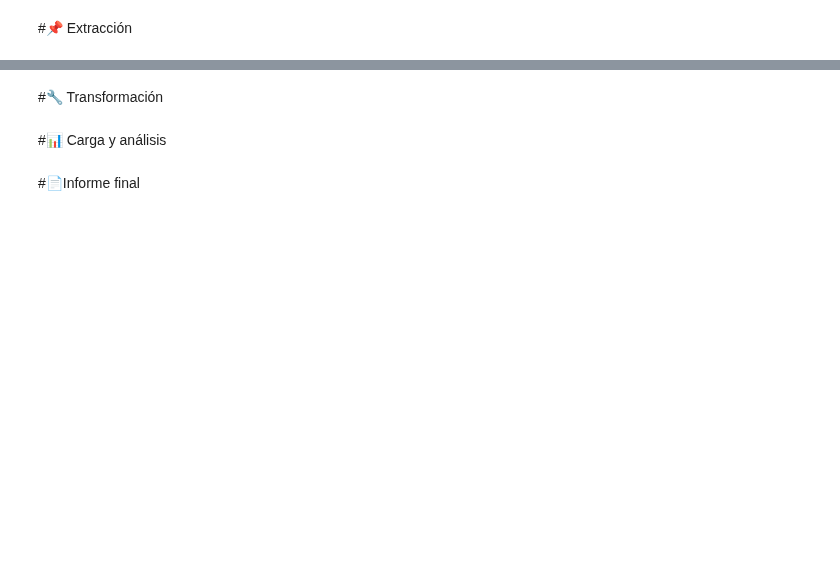
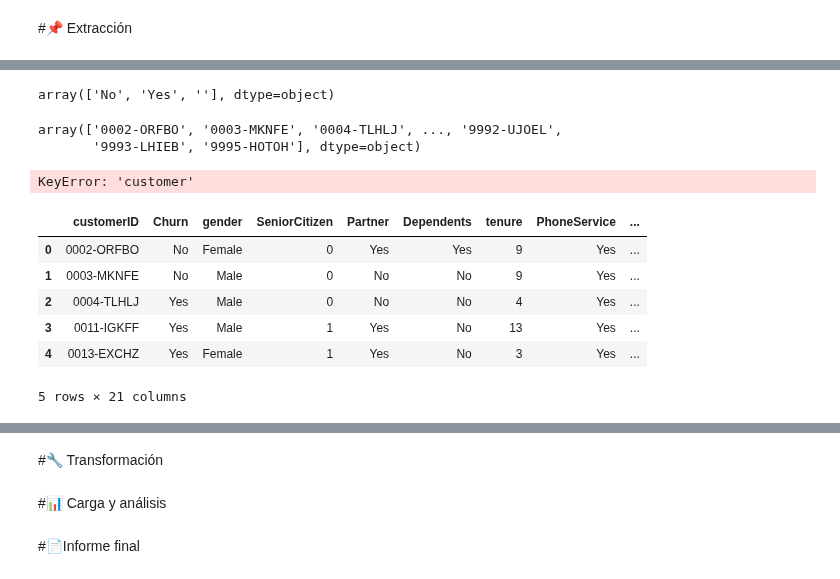
Before and after one commit to Kross363/Python-Data-Science, a Jupyter notebook: TelecomX_LATAM.ipynb, the cells around one changed output, grey strips where cells are left out. Drawn from its saved outputs; the diff is of its cells as text; code cells hidden in the pictures; blank space fills up the shorter version.

```diff
--- a/TelecomX_LATAM.ipynb
+++ b/TelecomX_LATAM.ipynb
@@ -6,0 +9,4 @@
+# %%
+import pandas as pd
+datos=pd.read_json('TelecomX_Data.json')
+datos.head()
@@ -6,0 +36,4 @@
+# %%
+datos['Churn']=datos['Churn'].astype(str)
+datos['customerID']=datos['customerID'].astype(str)
+datos.info()
@@ -6,0 +54,48 @@
+# %%
+pd.unique(datos['Churn'])
+#Esto sugiere que los clientes pueden haber optado por "No" cancelar, "Sí" cancelar, o que hay entradas vacías o no definidas en esa columna.
+#Esta funcion solo funciona con datos de un solo tipo, no con "customer" por ejemplo que es un diccionario
+# %% [output]
+array(['No', 'Yes', ''], dtype=object)
+# %%
+pd.unique(datos['customerID'])
+# %% [output]
+array(['0002-ORFBO', '0003-MKNFE', '0004-TLHLJ', ..., '9992-UJOEL',
+       '9993-LHIEB', '9995-HOTOH'], dtype=object)
+# %%
+# Normalizar la columna 'customer'
+customer_normalized = pd.json_normalize(datos['customer'])
+# Unir las columnas normalizadas al DataFrame original
+datos = pd.concat([datos, customer_normalized], axis=1)
+# Eliminar la columna original 'customer'
+datos = datos.drop(columns=['customer'])
+# %% [output]
+KeyError: 'customer'
+# %%
+# Normalizar la columna 'phone'
+phone_normalized = pd.json_normalize(datos['phone'])
+# Unir las columnas normalizadas al DataFrame original
+datos = pd.concat([datos, phone_normalized], axis=1)
+# Eliminar la columna original 'phone'
+datos = datos.drop(columns=['phone'])
+# Normalizar la columna 'internet'
+internet_normalized = pd.json_normalize(datos['internet'])
+# Unir las columnas normalizadas al DataFrame original
+datos = pd.concat([datos, internet_normalized], axis=1)
+# Eliminar la columna original 'internet'
+datos = datos.drop(columns=['internet'])
+# Normalizar la columna 'account'
+account_normalized = pd.json_normalize(datos['account'])
+# Unir las columnas normalizadas al DataFrame original
+datos = pd.concat([datos, account_normalized], axis=1)
+# Eliminar la columna original 'account'
+datos = datos.drop(columns=['account'])
+datos.head()
+# %% [output]
+|  | customerID | Churn | gender | SeniorCitizen | Partner | Dependents | tenure | PhoneService | ... |
+| 0 | 0002-ORFBO | No | Female | 0 | Yes | Yes | 9 | Yes | ... |
+| 1 | 0003-MKNFE | No | Male | 0 | No | No | 9 | Yes | ... |
+| 2 | 0004-TLHLJ | Yes | Male | 0 | No | No | 4 | Yes | ... |
+| 3 | 0011-IGKFF | Yes | Male | 1 | Yes | No | 13 | Yes | ... |
+| 4 | 0013-EXCHZ | Yes | Female | 1 | Yes | No | 3 | Yes | ... |
+5 rows × 21 columns
```
Also changed, not shown: parts of 6 cells of this notebook.
